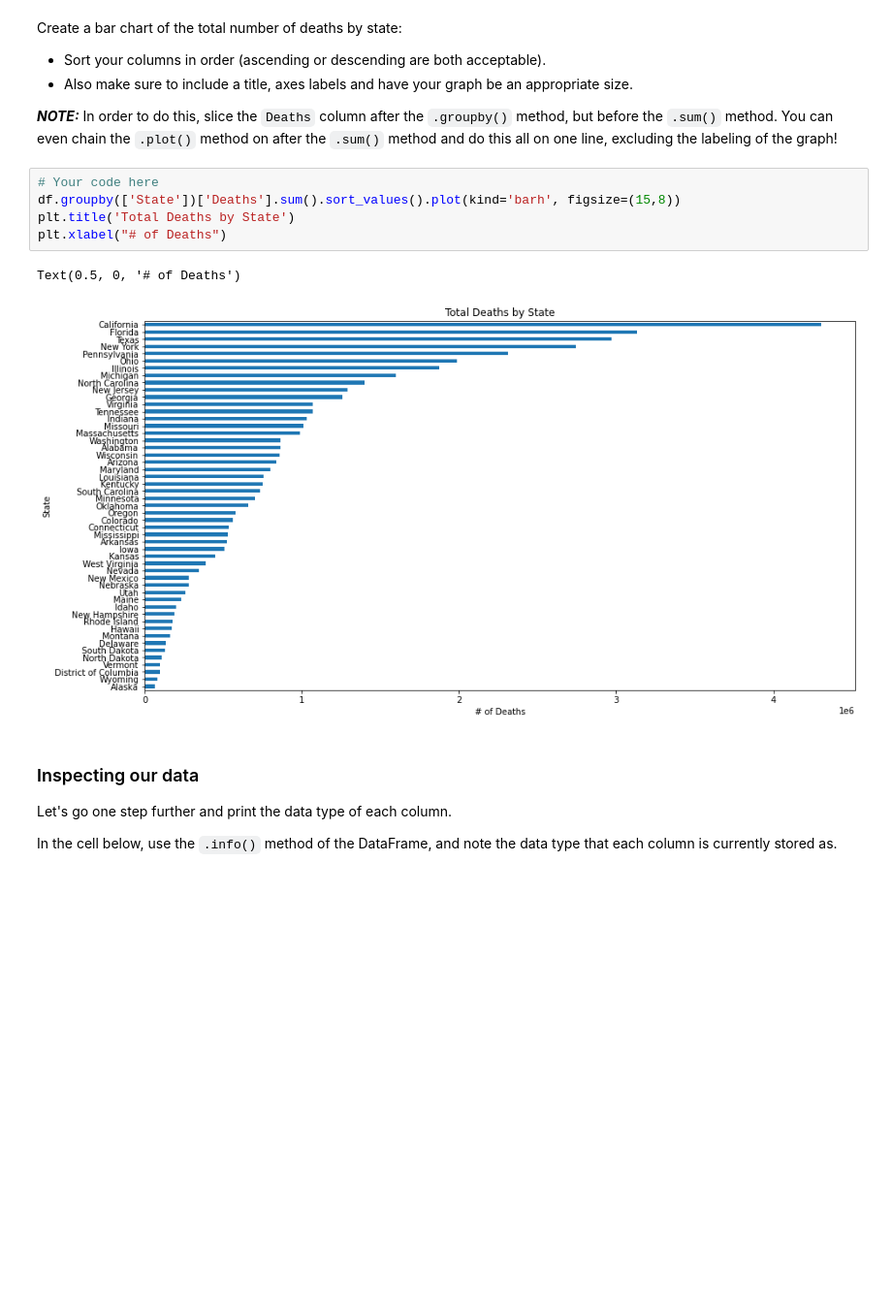
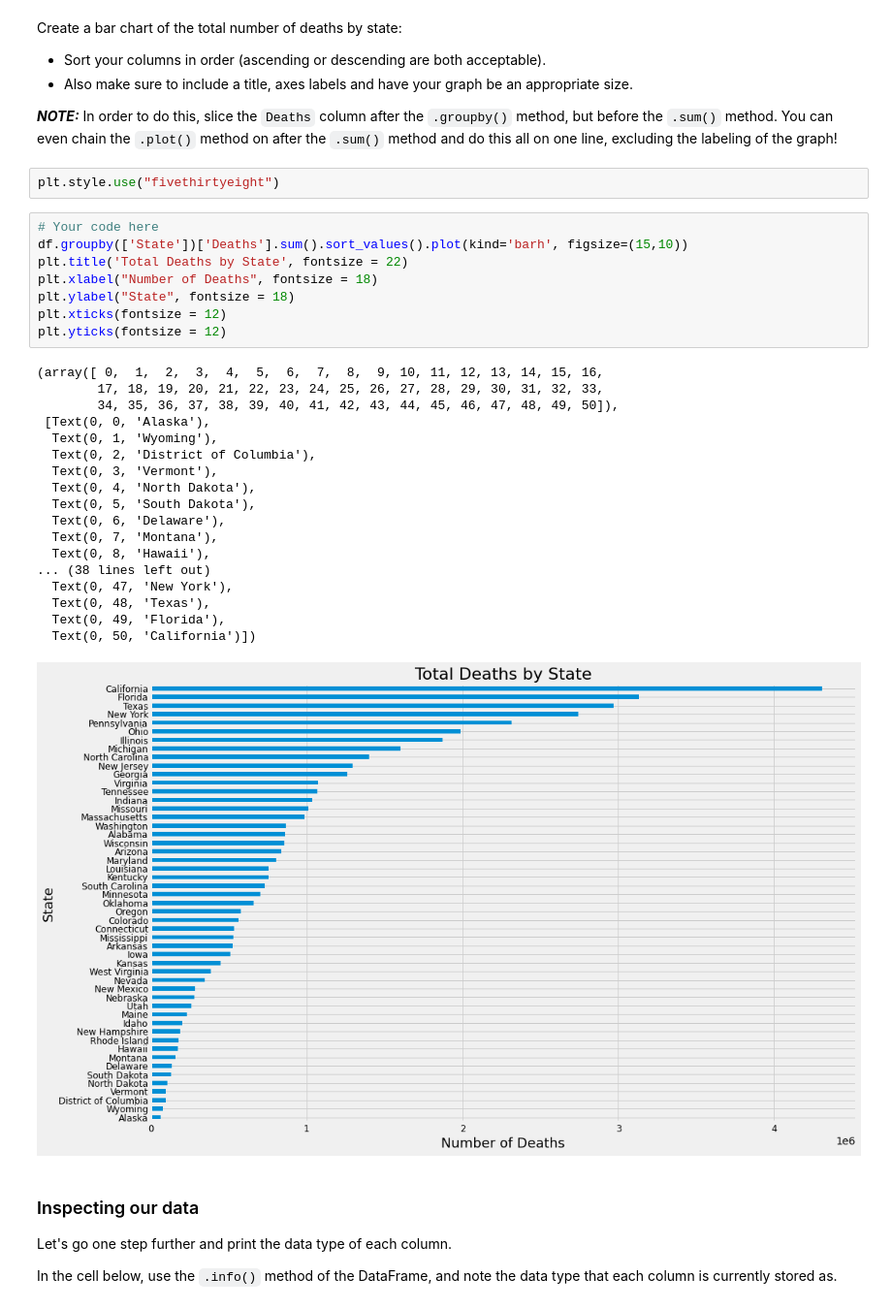
Before and after one commit to carlearn/dsc-pivot-tables-pandas-lab-online-ds-sp-000, a Jupyter notebook: index.ipynb, the cells around one changed output. Shown at 97% size. Cells and saved outputs as stored; diff of their text form; blank space fills up the shorter version.

```diff
--- a/index.ipynb
+++ b/index.ipynb
@@ -114,14 +114,35 @@ Create a bar chart of the total number of deaths by state:
 * Also make sure to include a title, axes labels and have your graph be an appropriate size.
 
 **_NOTE:_** In order to do this, slice the `Deaths` column after the `.groupby()` method, but before the `.sum()` method.  You can even chain the `.plot()` method on after the `.sum()` method and do this all on one line, excluding the labeling of the graph!
+# %%
+plt.style.use("fivethirtyeight")
 # %%
 # Your code here
-df.groupby(['State'])['Deaths'].sum().sort_values().plot(kind='barh', figsize=(15,8))
-plt.title('Total Deaths by State')
-plt.xlabel("# of Deaths")
+df.groupby(['State'])['Deaths'].sum().sort_values().plot(kind='barh', figsize=(15,10))
+plt.title('Total Deaths by State', fontsize = 22)
+plt.xlabel("Number of Deaths", fontsize = 18)
+plt.ylabel("State", fontsize = 18)
+plt.xticks(fontsize = 12)
+plt.yticks(fontsize = 12)
 # %% [output]
-Text(0.5, 0, '# of Deaths')
+(array([ 0,  1,  2,  3,  4,  5,  6,  7,  8,  9, 10, 11, 12, 13, 14, 15, 16,
+        17, 18, 19, 20, 21, 22, 23, 24, 25, 26, 27, 28, 29, 30, 31, 32, 33,
+        34, 35, 36, 37, 38, 39, 40, 41, 42, 43, 44, 45, 46, 47, 48, 49, 50]),
+ [Text(0, 0, 'Alaska'),
+  Text(0, 1, 'Wyoming'),
+  Text(0, 2, 'District of Columbia'),
+  Text(0, 3, 'Vermont'),
+  Text(0, 4, 'North Dakota'),
+  Text(0, 5, 'South Dakota'),
+  Text(0, 6, 'Delaware'),
+  Text(0, 7, 'Montana'),
+  Text(0, 8, 'Hawaii'),
+... (38 lines left out)
+  Text(0, 47, 'New York'),
+  Text(0, 48, 'Texas'),
+  Text(0, 49, 'Florida'),
+  Text(0, 50, 'California')])
-[figure, old version]
+[figure, new version]
 # %% [markdown]
 ### Inspecting our data
 
```
Also changed, not shown: parts of 12 cells of this notebook.
